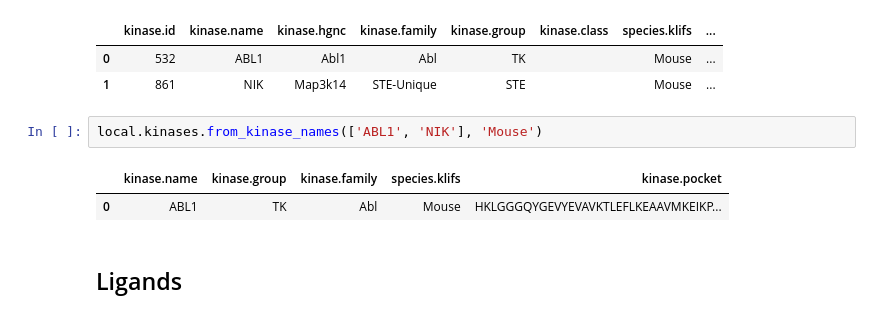
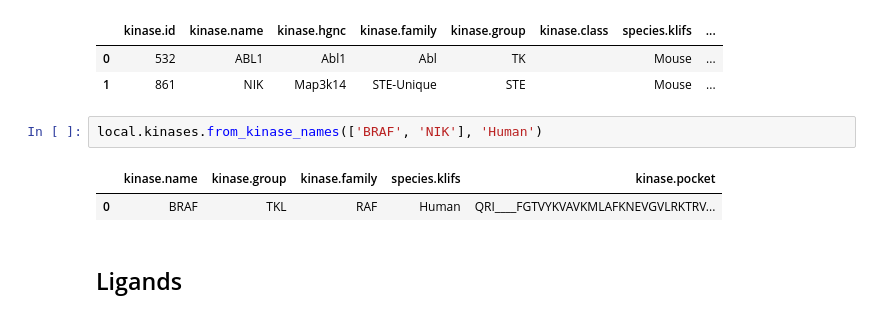
Before and after one commit to volkamerlab/opencadd, a Jupyter notebook: docs/tutorials/databases_klifs_new_api.ipynb, the cells around one changed output. Drawn from its saved outputs; the diff is of its cells as text.

```diff
--- a/docs/tutorials/databases_klifs_new_api.ipynb
+++ b/docs/tutorials/databases_klifs_new_api.ipynb
@@ -353,10 +361,10 @@ remote.kinases.from_kinase_names(['ABL1', 'NIK'], 'Mouse')
 | 0 | 532 | ABL1 | Abl1 | Abl | TK |  | Mouse | ... |
 | 1 | 861 | NIK | Map3k14 | STE-Unique | STE |  | Mouse | ... |
 # %%
-local.kinases.from_kinase_names(['ABL1', 'NIK'], 'Mouse')
+local.kinases.from_kinase_names(['BRAF', 'NIK'], 'Human')
 # %% [output]
 |  | kinase.name | kinase.group | kinase.family | species.klifs | kinase.pocket |
-| 0 | ABL1 | TK | Abl | Mouse | HKLGGGQYGEVYEVAVKTLEFLKEAAVMKEIKP... |
+| 0 | BRAF | TKL | RAF | Human | QRI____FGTVYKVAVKMLAFKNEVGVLRKTRV... |
 # %% [markdown]
 ## Ligands
 # %% [markdown]
```
Also changed, not shown: parts of 66 cells of this notebook, 1 other file.
